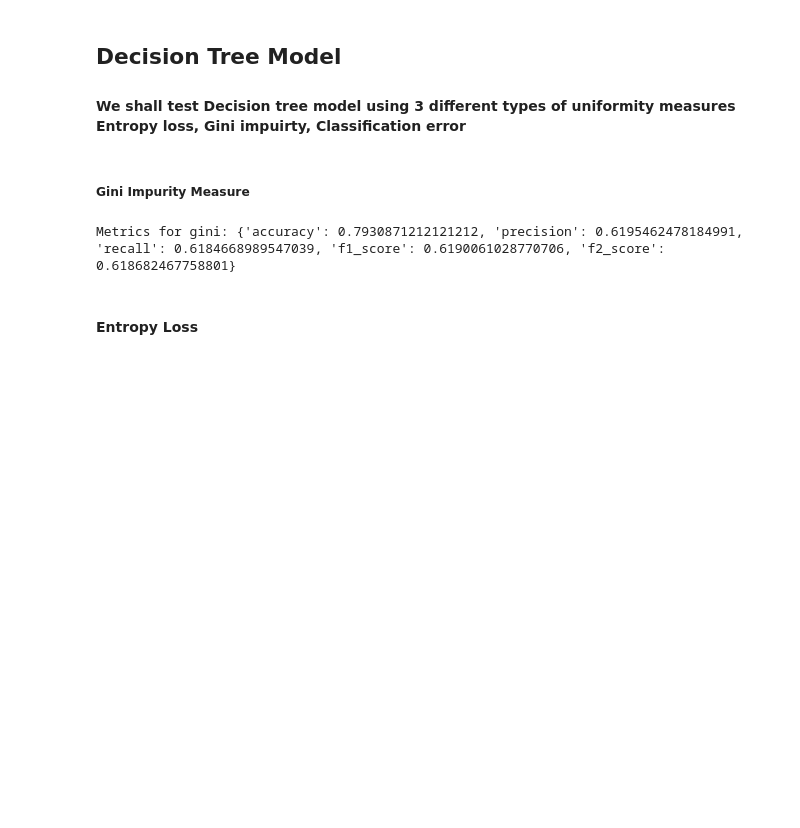
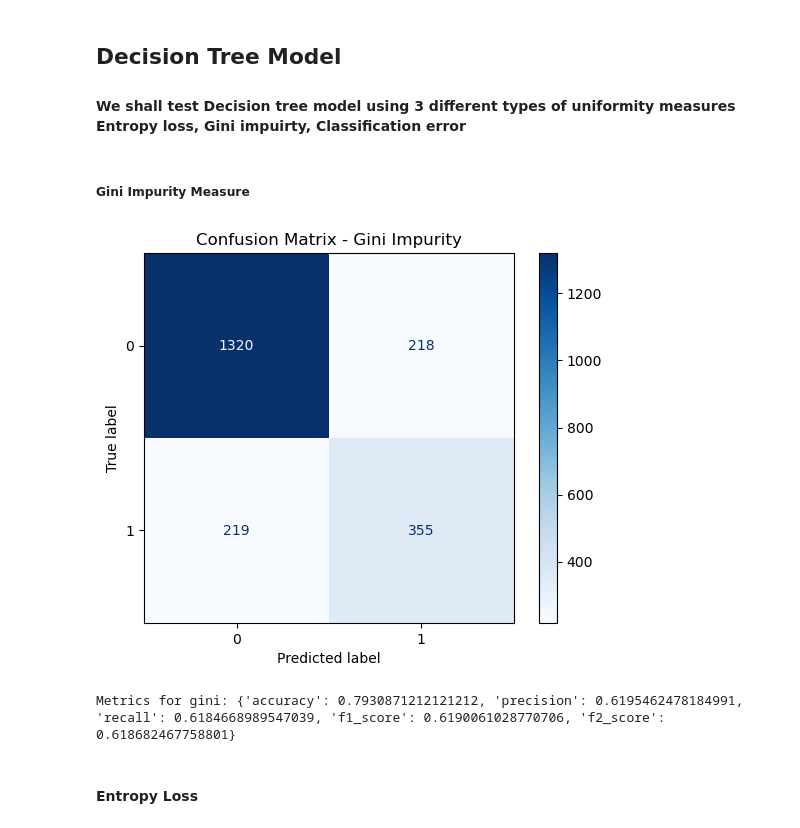
Before and after one commit to asaid03/churn-prediction, a Jupyter notebook: churn_prediction_modeling.ipynb, the cells around one changed output. Saved outputs shown, nothing was run; the diff lists cells and outputs as text; code cells hidden in the pictures; blank space fills up the shorter version.

```diff
--- a/churn_prediction_modeling.ipynb
+++ b/churn_prediction_modeling.ipynb
@@ -543,15 +554,24 @@ X_train_mx_scaled, X_test_mx_scaled = min_max_scaling(X_train, X_test)  # min ma
 # %%
 # Create an instance of the DecisionTree class
 tree = DecisionTree(uniformity_measure="gini", max_depth=5, min_samples_split=10)
 tree.fit(X_train_mx_scaled, y_train)
 
 # Make predictions
 y_pred = tree.predict(X_test_mx_scaled)
 
 # Evaluate the model
 gini_metrics = ModelEvaluator.calculate_metrics(y_test, y_pred)
+
+# Compute the confusion matrix
+cm = confusion_matrix(y_test, y_pred)
+cm_display = ConfusionMatrixDisplay(confusion_matrix=cm, display_labels=[0, 1])
+cm_display.plot(cmap="Blues")
+plt.title("Confusion Matrix - Gini Impurity")
+plt.show()
+
 print(f"Metrics for gini: {gini_metrics}")
 # %% [output]
+[figure, added]
 Metrics for gini: {'accuracy': 0.7930871212121212, 'precision': 0.6195462478184991, 'recall': 0.6184668989547039, 'f1_score': 0.6190061028770706, 'f2_score': 0.618682467758801}
 # %% [markdown]
 #### Entropy Loss
```
Also changed, not shown: parts of 5 cells of this notebook, 3 other files.
